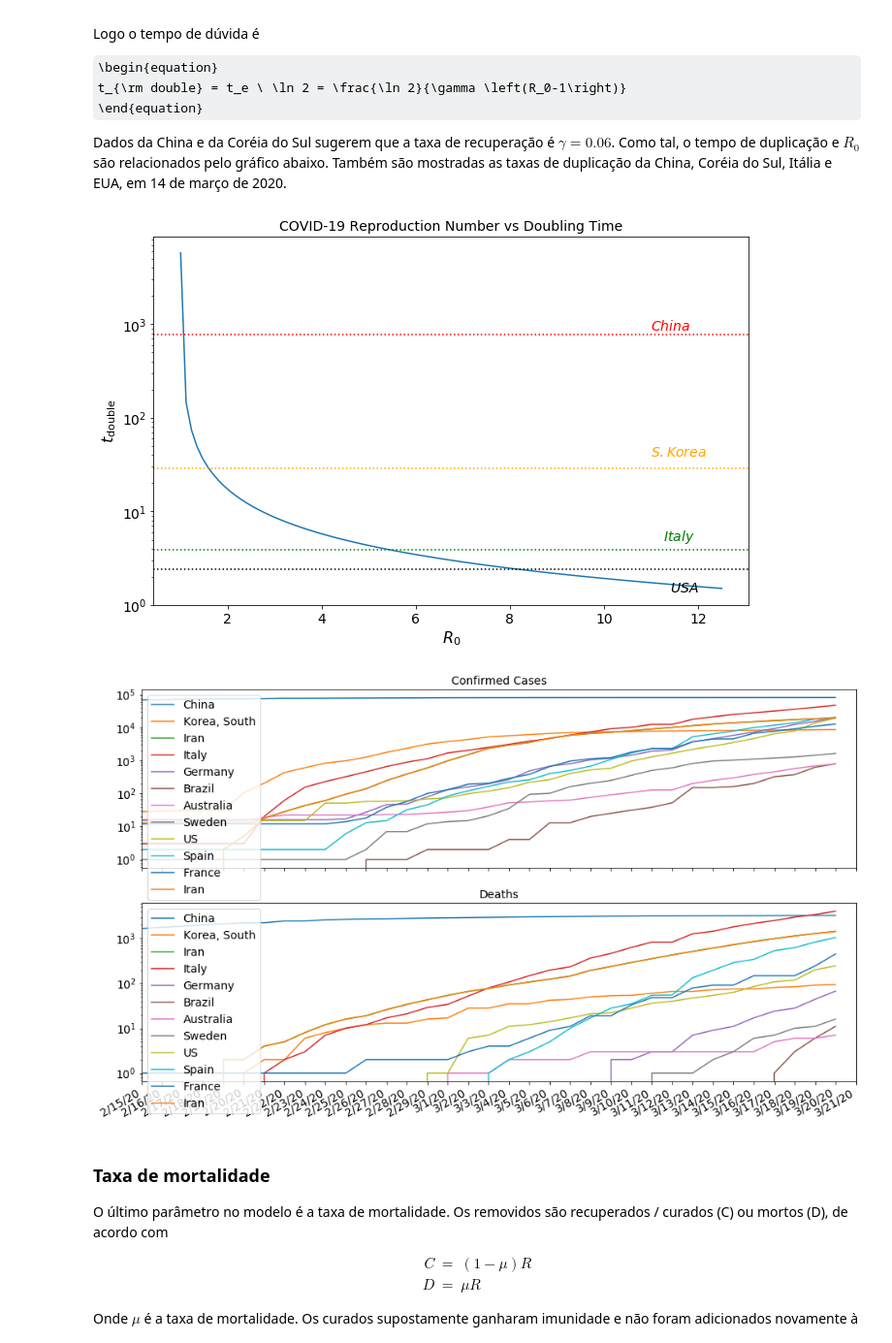
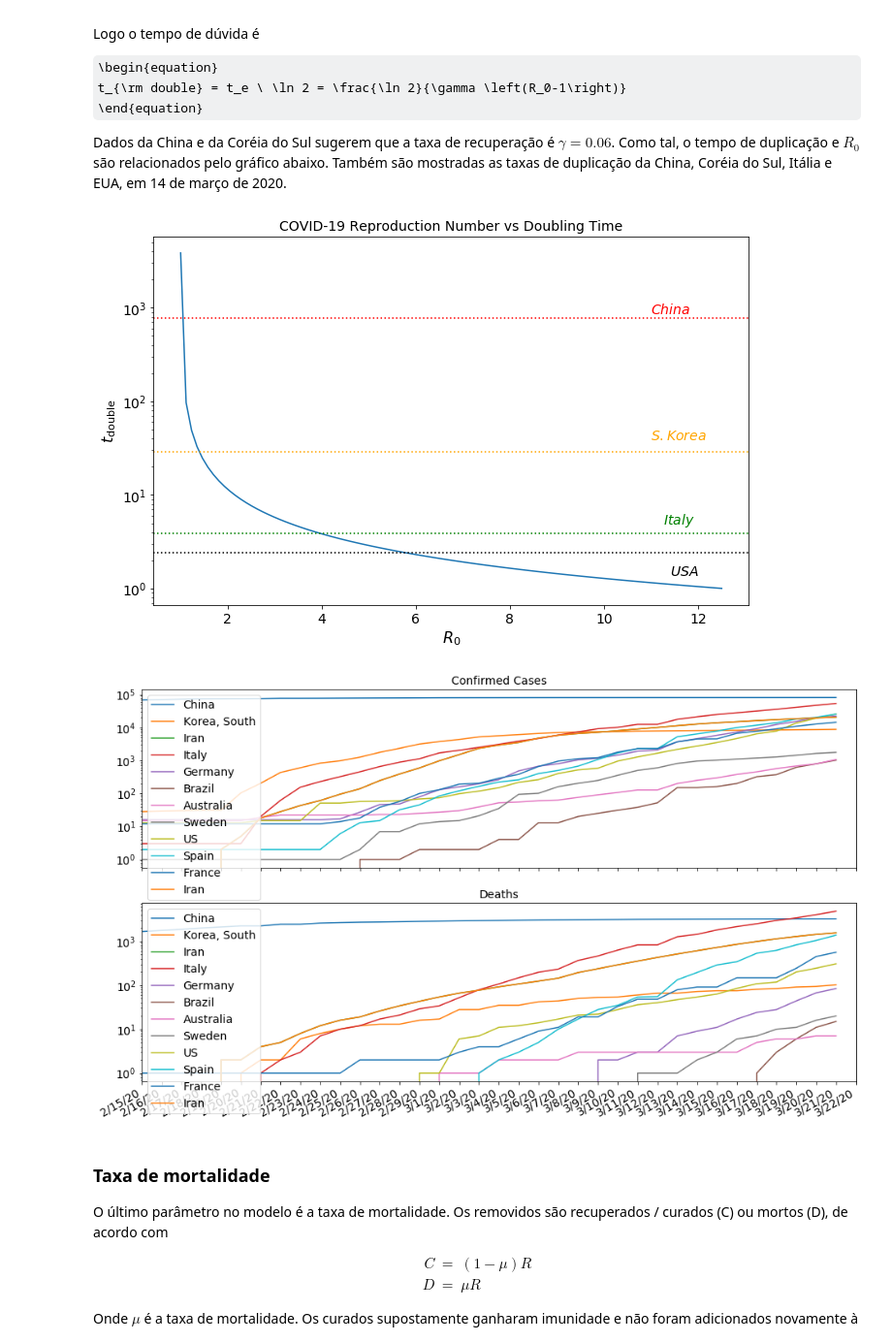
Before and after one commit to StanleyCruvinel/covid19, a Jupyter notebook: Covid19_changes.ipynb, the cells around one changed output. Shown at 97% size. Saved outputs shown, nothing was run; the diff lists cells and outputs as text; code cells hidden in the pictures; some formulas as TeX source.

```diff
--- a/Covid19_changes.ipynb
+++ b/Covid19_changes.ipynb
@@ -82,7 +82,9 @@ import sys
 #
 # R0 vs doubling time
 #
-gamma = 0.04
+
+gamma = 0.06
+mu = 0.01
 R0=np.linspace(1.003,12.5,100)
 doubling_time = np.log(2.)/(gamma*(R0-1))
 plt.figure(figsize=(11,7))
@@ -95,35 +97,35 @@ plt.plot(R0,doubling_time)
 
 plt.axhline(2.4,linestyle=':',color='black')
 plt.axhline(3.9,linestyle=':',color='green')
 plt.axhline(29,linestyle=':',color='orange')
 plt.axhline(770,linestyle=':',color='red')
 
 plt.annotate('$USA$'     ,xy=(11.4,2.4-1),color='black')
 plt.annotate('$Italy$'   ,xy=(11.25,3.9+1),color='green')
 plt.annotate('$S. Korea$',xy=(11.0,29+10) ,color='orange')
 plt.annotate('$China$'   ,xy=(11.0,770+100),color='red')
 
 plt.title("COVID-19 Reproduction Number vs Doubling Time")
 plt.ylabel("$t_{\mathrm{double}}$")
 plt.xlabel("$R_0$")
 plt.yscale('log')
 
 SMALL_SIZE = 12
 MEDIUM_SIZE = 14
 BIGGER_SIZE = 16
 
 plt.rc('font', size=MEDIUM_SIZE) # controls default text sizes
 plt.rc('axes', titlesize=MEDIUM_SIZE) # fontsize of the axes title
 plt.rc('axes', labelsize=BIGGER_SIZE) # fontsize of the x and y labels
 plt.rc('xtick', labelsize=MEDIUM_SIZE) # fontsize of the tick labels
 plt.rc('ytick', labelsize=MEDIUM_SIZE) # fontsize of the tick labels
 plt.rc('legend', fontsize=MEDIUM_SIZE) # legend fontsize
 plt.rc('figure', titlesize=BIGGER_SIZE) # fontsize of the figure title
 
-#plt.show()
+plt.show()
 #plt.savefig("R0DT_"+np.str(datetime.datetime.today())+".pdf")
 # %% [output]
-[figure, old version]
+[figure, new version]
 # %%
 def date_to_time(d):
     from datetime import datetime
@@ -267,14 +269,14 @@ ax2.legend()
 ax1.set_title('Confirmed Cases')
 ax2.set_title('Deaths')
 
-ax1.set_xlim(["2/15/20","3/21/20"])
-ax2.set_xlim(["2/15/20","3/21/20"])
+ax1.set_xlim(["2/15/20","3/22/20"])
+ax2.set_xlim(["2/15/20","3/22/20"])
 
 fig.autofmt_xdate()
 
 plt.show()
 # %% [output]
-[figure, old version]
+[figure, new version]
 # %% [markdown]
 ### Taxa de mortalidade
 
```
Also changed, not shown: parts of 11 cells of this notebook, 11 other files.
